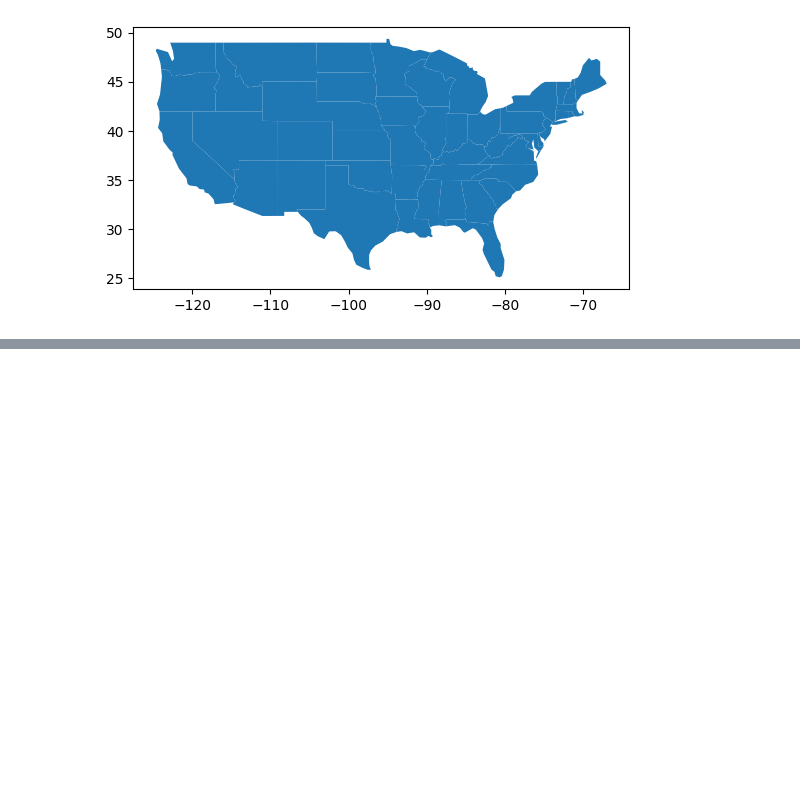
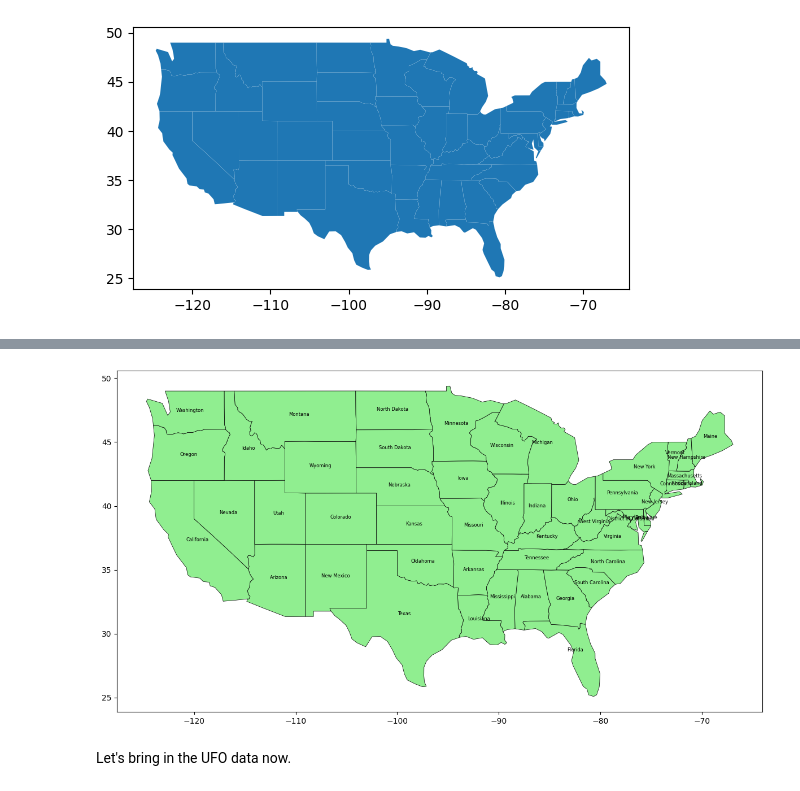
Before and after one commit to zjscholnick/ucsb-geog-club-workshop-1-2026, a Jupyter notebook: Workshop-1.ipynb, the cells around one changed output, grey strips where cells are left out. Saved outputs shown, nothing was run; the diff lists cells and outputs as text; code cells hidden in the pictures; blank space fills up the shorter version.

```diff
--- a/Workshop-1.ipynb
+++ b/Workshop-1.ipynb
@@ -352,0 +333,11 @@ states_conus.plot()
+# %%
+# We can build upon this in a bunch of different ways, like adding labels -- these need some work
+fig, ax = plt.subplots(figsize=(12, 8))
+states_conus.plot(ax = ax, color = "lightgreen", edgecolor = "black", linewidth = 0.5)
+states_conus.apply(lambda x: ax.annotate(x['name'], xy=x.geometry.centroid.coords[0], ha='center', fontsize=6), axis=1)
+plt.tight_layout()
+plt.show()
+# %% [output]
+[figure, added]
+# %% [markdown]
+Let's bring in the UFO data now.
```
Also changed, not shown: parts of 18 cells of this notebook.
